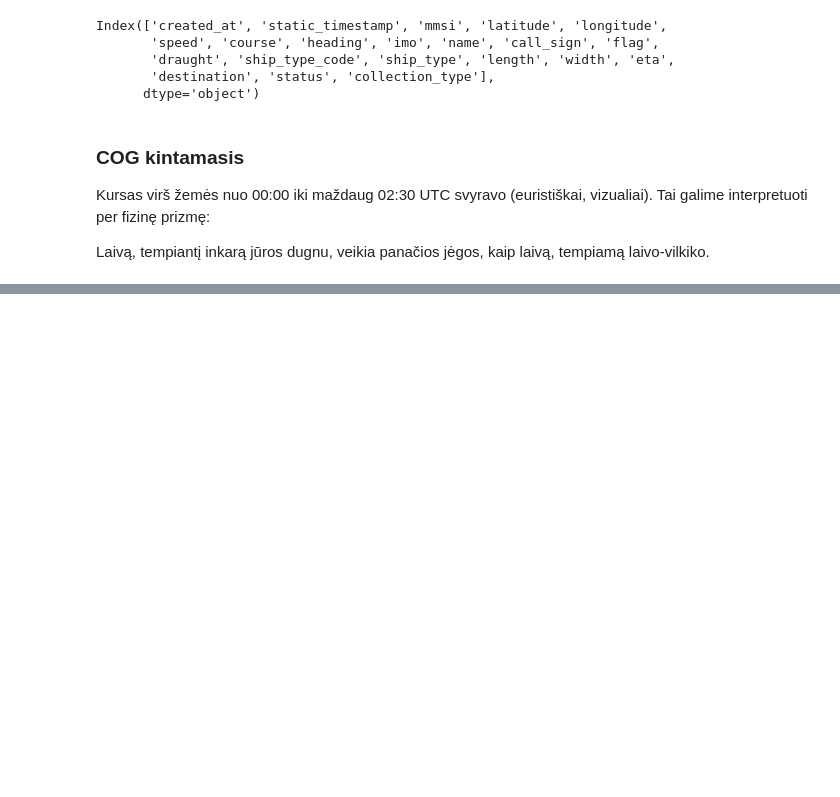
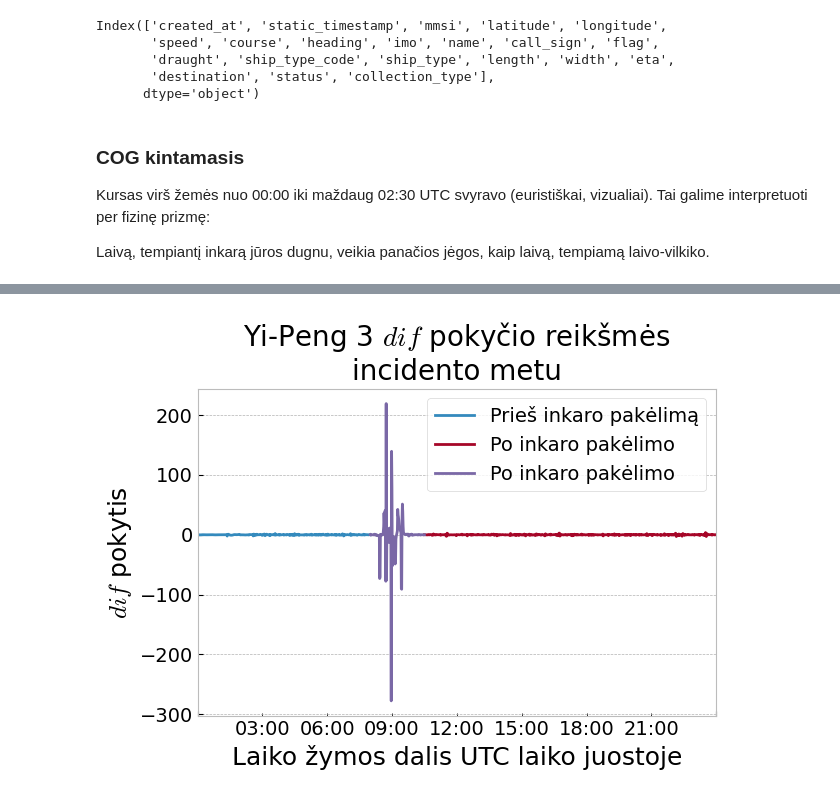
Before and after one commit to lukasjanusauskas/lukas-jan-kursinis-projektas, a Jupyter notebook: notebooks/pradine-atvejo-analize.ipynb, the cells around one changed output, grey strips where cells are left out. Cells and saved outputs as stored; diff of their text form; code cells hidden in the pictures; blank space fills up the shorter version.

```diff
--- a/notebooks/pradine-atvejo-analize.ipynb
+++ b/notebooks/pradine-atvejo-analize.ipynb
@@ -93,0 +98,37 @@ plt.show()
+# %%
+df_int['dif'] = (df_int['course'] - df_int['heading'] + 180) % 360 - 180
+
+data_feat = df_int['dif']\
+    .diff(1)
+
+anchor_raise_start = datetime(2024,11,18,8,0, tzinfo=timezone.utc)
+anchor_raise_end = datetime(2024,11,18,10,30, tzinfo=timezone.utc)
+
+data_feat\
+    .loc[:anchor_raise_start]\
+    .plot(label='Prieš inkaro pakėlimą')
+
+data_feat\
+    .loc[anchor_raise_end:]\
+    .plot(label='Po inkaro pakėlimo')
+
+
+data_feat\
+    .loc[anchor_raise_start:anchor_raise_end]\
+    .plot(label='Po inkaro pakėlimo')
+
+
+
+
+plt.xlabel('Laiko žymos dalis UTC laiko juostoje', size=18)
+plt.ylabel('$dif$ pokytis', size=18)
+plt.title('Yi-Peng 3 $dif$ pokyčio reikšmės\nincidento metu', size=20)
+
+plt.tick_params(axis='both', which='both', labelsize=14)
+plt.legend(fontsize=14)
+
+plt.tight_layout()
+plt.savefig('dif-pokytis.png', dpi=750)
+plt.show()
+# %% [output]
+[figure, added]
```
Also changed, not shown: parts of 24 cells of this notebook, 23 other files.
